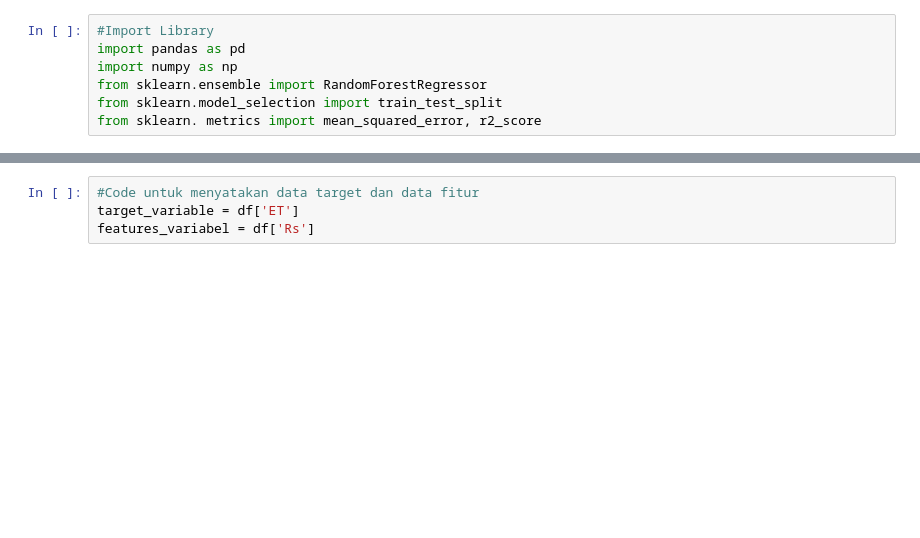
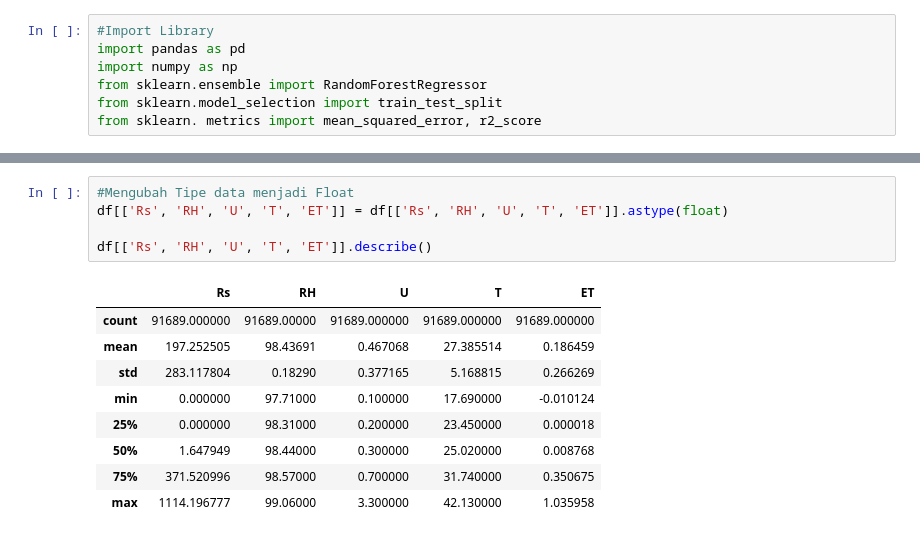
Before and after one commit to Aprilianiput21/TA_Model-ETp, a Jupyter notebook: RF_Nawungan_Rs.ipynb, the cells around one changed output, grey strips where cells are left out. Drawn from its saved outputs; the diff is of its cells as text; blank space fills up the shorter version.

```diff
--- a/RF_Nawungan_Rs.ipynb
+++ b/RF_Nawungan_Rs.ipynb
@@ -49,4 +49,15 @@ memory usage: 21.8+ MB
-# %%
-#Code untuk menyatakan data target dan data fitur
-target_variable = df['ET']
-features_variabel = df['Rs']
+# %%
+#Mengubah Tipe data menjadi Float
+df[['Rs', 'RH', 'U', 'T', 'ET']] = df[['Rs', 'RH', 'U', 'T', 'ET']].astype(float)
+
+df[['Rs', 'RH', 'U', 'T', 'ET']].describe()
+# %% [output]
+|  | Rs | RH | U | T | ET |
+| count | 91689.000000 | 91689.00000 | 91689.000000 | 91689.000000 | 91689.000000 |
+| mean | 197.252505 | 98.43691 | 0.467068 | 27.385514 | 0.186459 |
+| std | 283.117804 | 0.18290 | 0.377165 | 5.168815 | 0.266269 |
+| min | 0.000000 | 97.71000 | 0.100000 | 17.690000 | -0.010124 |
+| 25% | 0.000000 | 98.31000 | 0.200000 | 23.450000 | 0.000018 |
+| 50% | 1.647949 | 98.44000 | 0.300000 | 25.020000 | 0.008768 |
+| 75% | 371.520996 | 98.57000 | 0.700000 | 31.740000 | 0.350675 |
+| max | 1114.196777 | 99.06000 | 3.300000 | 42.130000 | 1.035958 |
```
Also changed, not shown: parts of 16 cells of this notebook.
